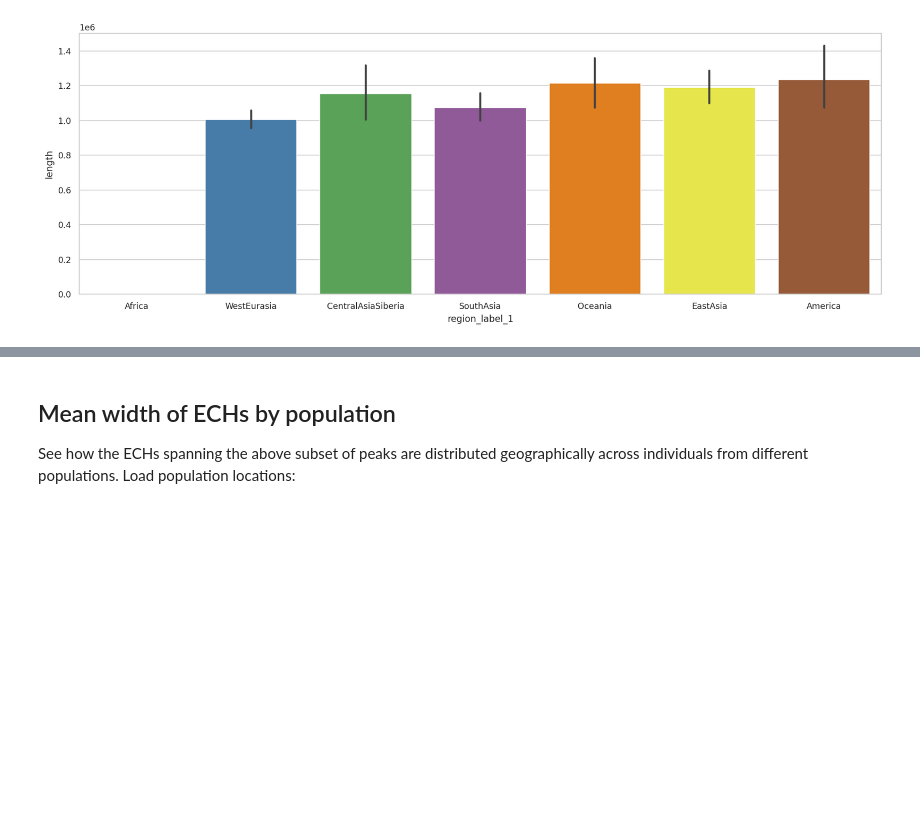
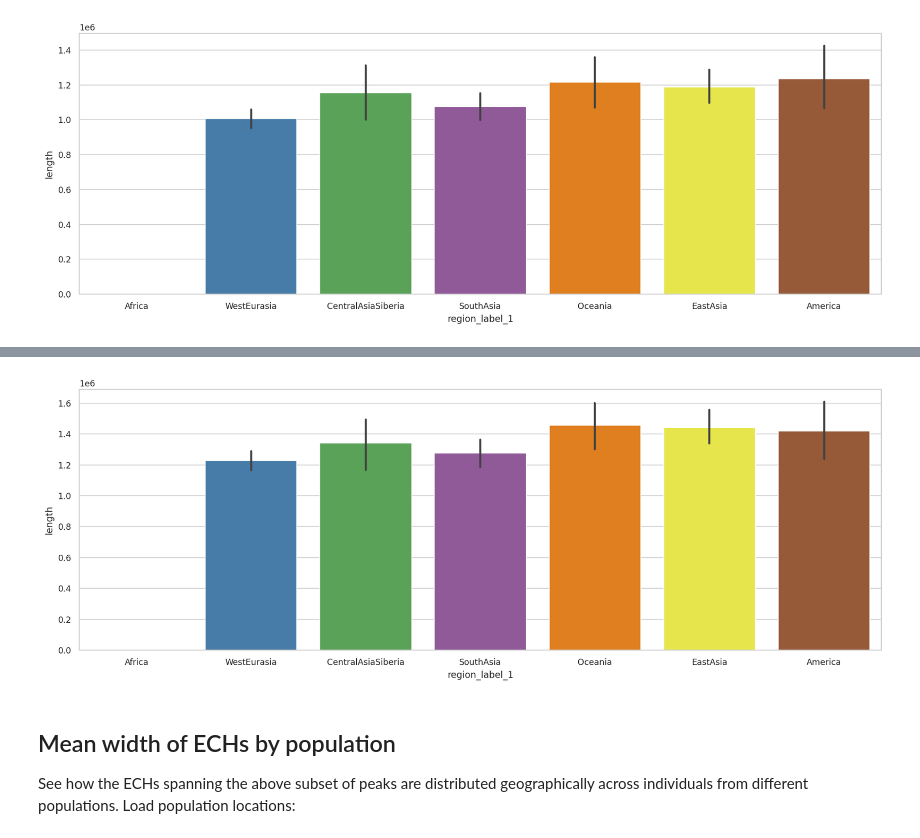
Before and after one commit to kaspermunch/humanXsweeps, a Jupyter notebook: notebooks/nb_13_sweep_regions.ipynb, the cells around one changed output, grey strips where cells are left out. Cells and saved outputs as stored; diff of their text form; code cells hidden in the pictures; blank space fills up the shorter version.

```diff
--- a/notebooks/nb_13_sweep_regions.ipynb
+++ b/notebooks/nb_13_sweep_regions.ipynb
@@ -687,3 +749,10 @@ with sns.color_palette("Set1", 7):
+# %%
+with sns.color_palette("Set1", 7):
+    fig, ax = plt.subplots(1, 1, figsize=(15, 5))
+    sns.barplot(data=plot_df, x='region_label_1', y='length',
+                ax=ax)
+# %% [output]
+[figure, added]
 # %% [markdown]
 ## Mean width of ECHs by population
 
```
Also changed, not shown: parts of 16 cells of this notebook, 10 other files.
